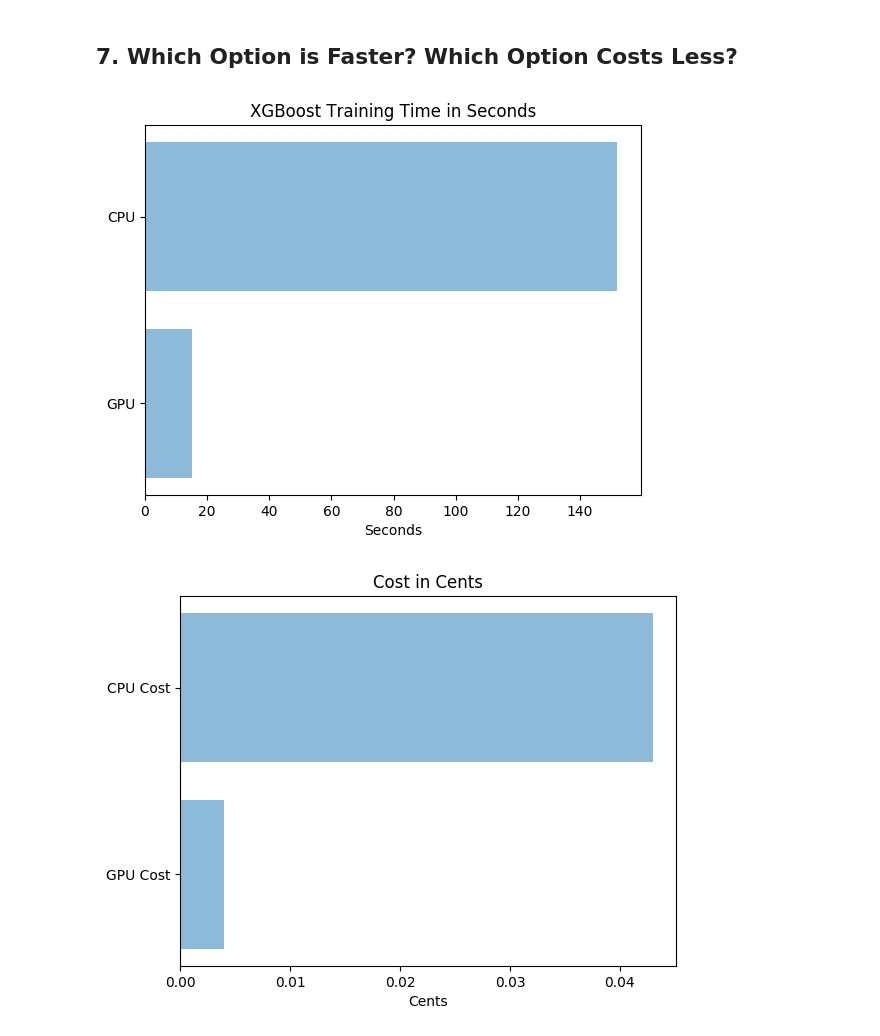
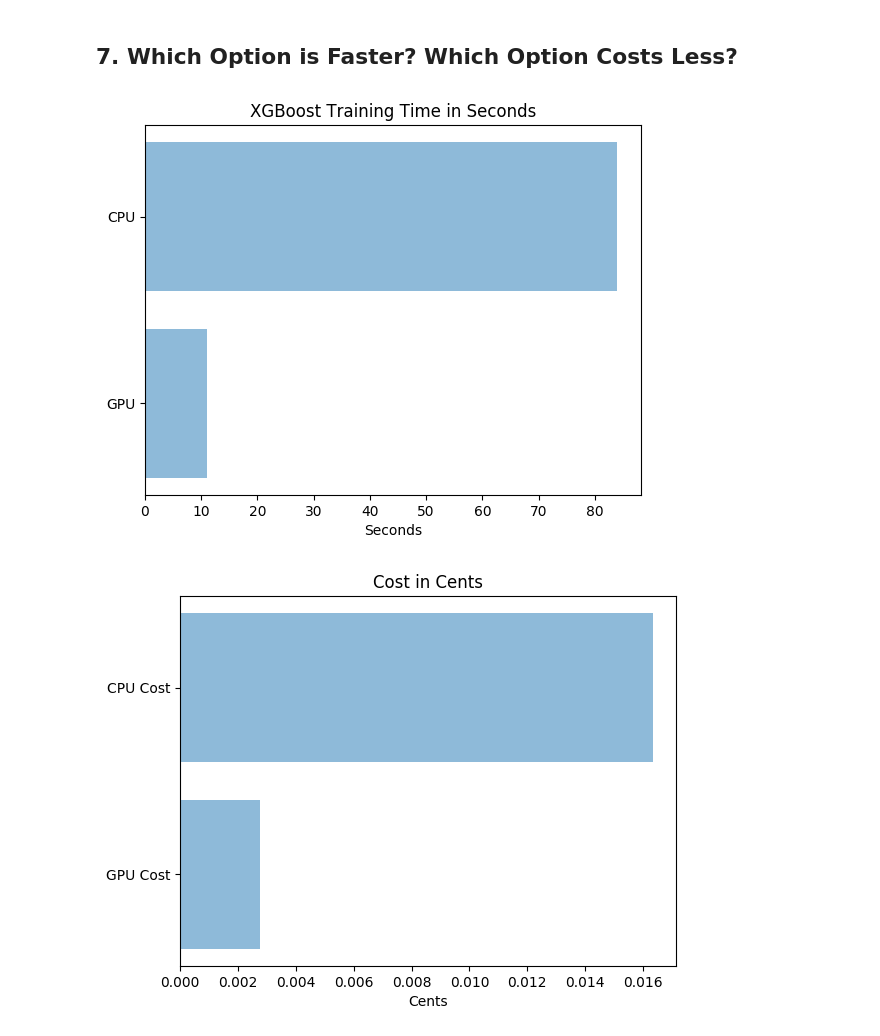
Before and after one commit to Brett777/Predict-Risk, a Jupyter notebook: H2O and XGBoost on GPU.ipynb, the cells around one changed output. Drawn from its saved outputs; the diff is of its cells as text; code cells hidden in the pictures.

```diff
--- a/H2O and XGBoost on GPU.ipynb
+++ b/H2O and XGBoost on GPU.ipynb
@@ -74,7 +74,7 @@ import matplotlib.pyplot as plt
 
 objects = ('GPU', 'CPU')
 y_pos = np.arange(len(objects))
-seconds = [15,152]
+seconds = [11,84]
 
 plt.barh(y_pos, seconds, align='center', alpha=0.5)
 plt.yticks(y_pos, objects)
@@ -83,19 +83,19 @@ plt.title('XGBoost Training Time in Seconds')
 
 plt.show()
 # %% [output]
-[figure, old version]
+[figure, new version]
 # %%
-GPU_Cost = (0.9 / 3600) * 16
-CPU_Cost = (0.7 / 3600) * 221
+GPU_Cost = (0.9 / 3600) * 11
+CPU_Cost = (0.7 / 3600) * 84
 objects = ('GPU Cost', 'CPU Cost')
 y_pos = np.arange(len(objects))
 seconds = [GPU_Cost,CPU_Cost]
 
 plt.barh(y_pos, seconds, align='center', alpha=0.5)
 plt.yticks(y_pos, objects)
 plt.xlabel('Cents')
 plt.title('Cost in Cents')
 
 plt.show()
 # %% [output]
-[figure, old version]
+[figure, new version]
```
Also changed, not shown: parts of 2 cells of this notebook.
